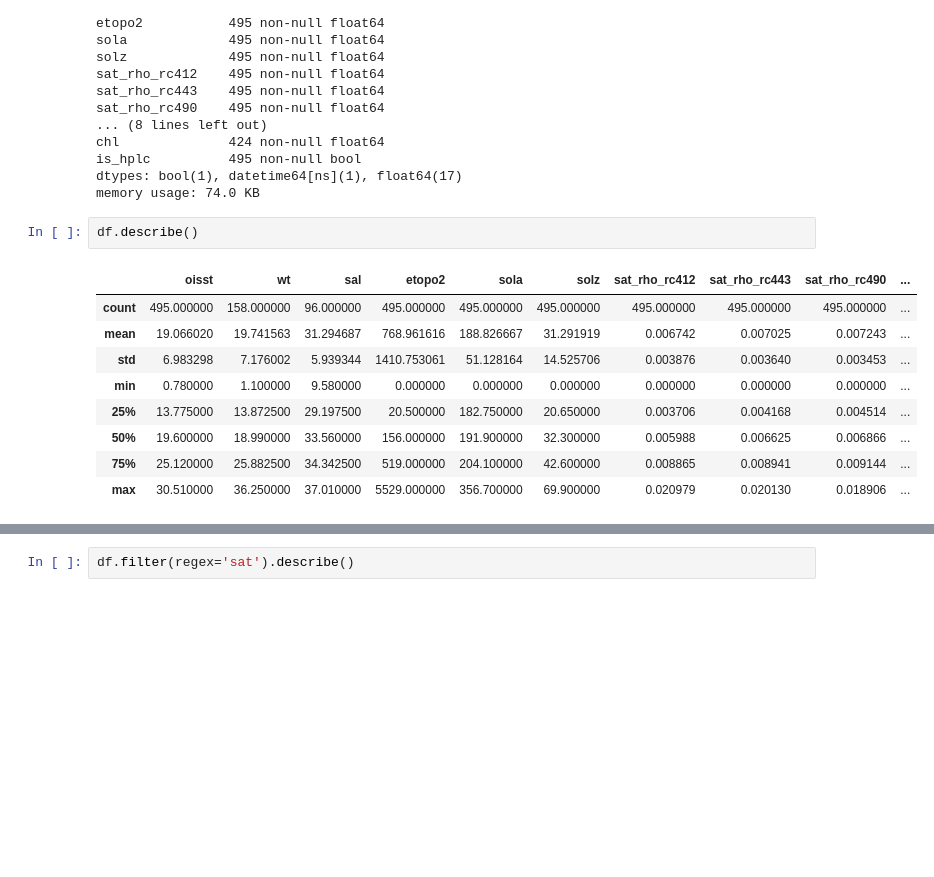
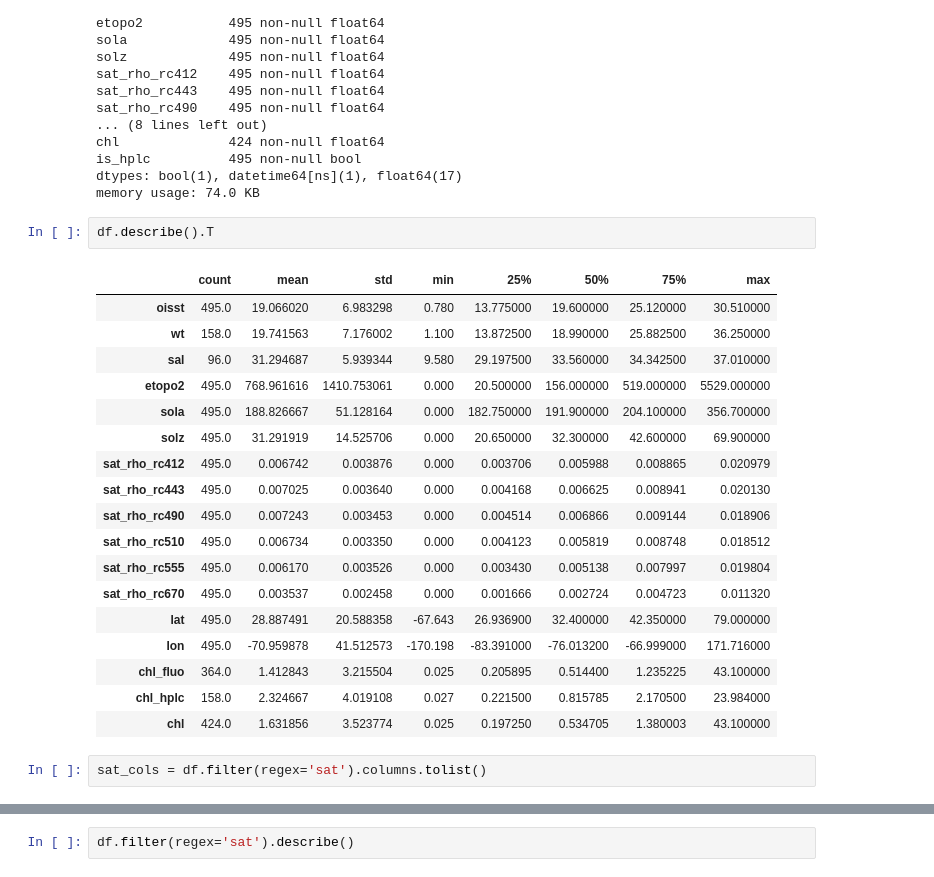
Before and after one commit to madHatter106/TOA_ML, a Jupyter notebook: TOA_ML_1_DataPrep_Feature_Engineering_Applying_PCA.ipynb, the cells around one changed output, grey strips where cells are left out. Drawn from its saved outputs; the diff is of its cells as text; blank space fills up the shorter version.

```diff
--- a/TOA_ML_2_Data Exploration.ipynb
+++ b/TOA_ML_1_DataPrep_Feature_Engineering_Applying_PCA.ipynb
@@ -32,14 +31,25 @@ is_hplc          495 non-null bool
 dtypes: bool(1), datetime64[ns](1), float64(17)
 memory usage: 74.0 KB
 # %%
-df.describe()
+df.describe().T
 # %% [output]
-|  | oisst | wt | sal | etopo2 | sola | solz | sat_rho_rc412 | sat_rho_rc443 | sat_rho_rc490 | ... |
-| count | 495.000000 | 158.000000 | 96.000000 | 495.000000 | 495.000000 | 495.000000 | 495.000000 | 495.000000 | 495.000000 | ... |
-| mean | 19.066020 | 19.741563 | 31.294687 | 768.961616 | 188.826667 | 31.291919 | 0.006742 | 0.007025 | 0.007243 | ... |
-| std | 6.983298 | 7.176002 | 5.939344 | 1410.753061 | 51.128164 | 14.525706 | 0.003876 | 0.003640 | 0.003453 | ... |
-| min | 0.780000 | 1.100000 | 9.580000 | 0.000000 | 0.000000 | 0.000000 | 0.000000 | 0.000000 | 0.000000 | ... |
-| 25% | 13.775000 | 13.872500 | 29.197500 | 20.500000 | 182.750000 | 20.650000 | 0.003706 | 0.004168 | 0.004514 | ... |
-| 50% | 19.600000 | 18.990000 | 33.560000 | 156.000000 | 191.900000 | 32.300000 | 0.005988 | 0.006625 | 0.006866 | ... |
-| 75% | 25.120000 | 25.882500 | 34.342500 | 519.000000 | 204.100000 | 42.600000 | 0.008865 | 0.008941 | 0.009144 | ... |
-| max | 30.510000 | 36.250000 | 37.010000 | 5529.000000 | 356.700000 | 69.900000 | 0.020979 | 0.020130 | 0.018906 | ... |
+|  | count | mean | std | min | 25% | 50% | 75% | max |
+| oisst | 495.0 | 19.066020 | 6.983298 | 0.780 | 13.775000 | 19.600000 | 25.120000 | 30.510000 |
+| wt | 158.0 | 19.741563 | 7.176002 | 1.100 | 13.872500 | 18.990000 | 25.882500 | 36.250000 |
+| sal | 96.0 | 31.294687 | 5.939344 | 9.580 | 29.197500 | 33.560000 | 34.342500 | 37.010000 |
+| etopo2 | 495.0 | 768.961616 | 1410.753061 | 0.000 | 20.500000 | 156.000000 | 519.000000 | 5529.000000 |
+| sola | 495.0 | 188.826667 | 51.128164 | 0.000 | 182.750000 | 191.900000 | 204.100000 | 356.700000 |
+| solz | 495.0 | 31.291919 | 14.525706 | 0.000 | 20.650000 | 32.300000 | 42.600000 | 69.900000 |
+| sat_rho_rc412 | 495.0 | 0.006742 | 0.003876 | 0.000 | 0.003706 | 0.005988 | 0.008865 | 0.020979 |
+| sat_rho_rc443 | 495.0 | 0.007025 | 0.003640 | 0.000 | 0.004168 | 0.006625 | 0.008941 | 0.020130 |
+| sat_rho_rc490 | 495.0 | 0.007243 | 0.003453 | 0.000 | 0.004514 | 0.006866 | 0.009144 | 0.018906 |
+| sat_rho_rc510 | 495.0 | 0.006734 | 0.003350 | 0.000 | 0.004123 | 0.005819 | 0.008748 | 0.018512 |
+| sat_rho_rc555 | 495.0 | 0.006170 | 0.003526 | 0.000 | 0.003430 | 0.005138 | 0.007997 | 0.019804 |
+| sat_rho_rc670 | 495.0 | 0.003537 | 0.002458 | 0.000 | 0.001666 | 0.002724 | 0.004723 | 0.011320 |
+| lat | 495.0 | 28.887491 | 20.588358 | -67.643 | 26.936900 | 32.400000 | 42.350000 | 79.000000 |
+| lon | 495.0 | -70.959878 | 41.512573 | -170.198 | -83.391000 | -76.013200 | -66.999000 | 171.716000 |
+| chl_fluo | 364.0 | 1.412843 | 3.215504 | 0.025 | 0.205895 | 0.514400 | 1.235225 | 43.100000 |
+| chl_hplc | 158.0 | 2.324667 | 4.019108 | 0.027 | 0.221500 | 0.815785 | 2.170500 | 23.984000 |
+| chl | 424.0 | 1.631856 | 3.523774 | 0.025 | 0.197250 | 0.534705 | 1.380003 | 43.100000 |
+# %%
+sat_cols = df.filter(regex='sat').columns.tolist()
```
Also changed, not shown: parts of 13 cells of this notebook, 4 other files.
